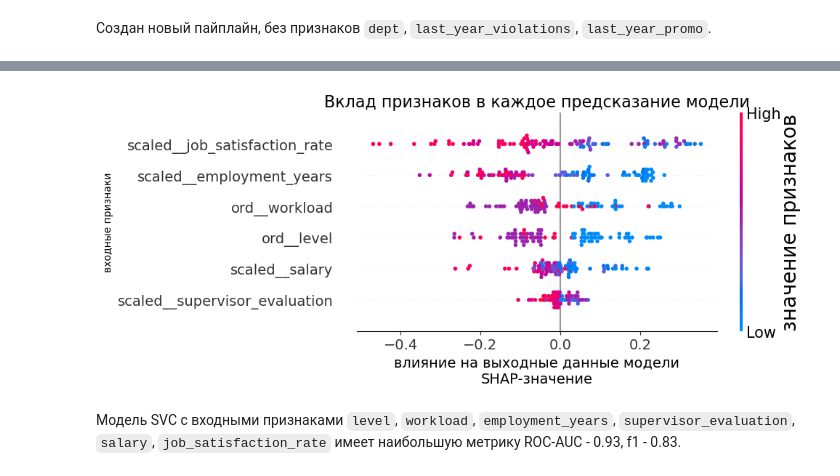
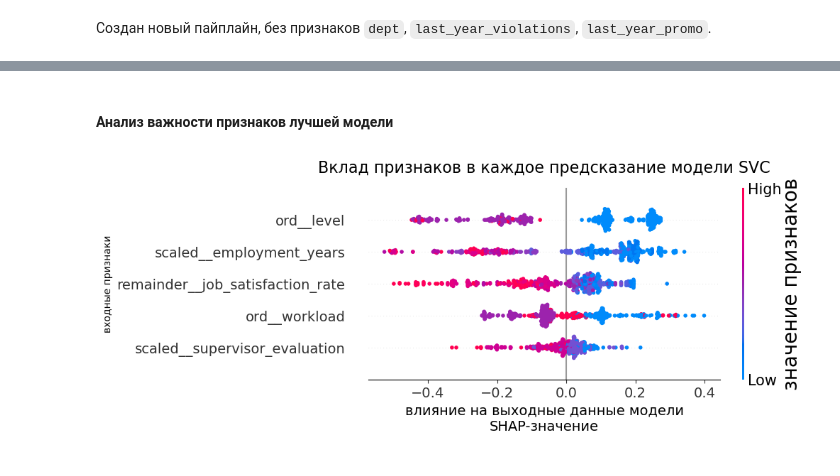
Before and after one commit to serguntsov/ML_HR_ANALYST, a Jupyter notebook: satisfaction_rate_job.ipynb, the cells around one changed output, grey strips where cells are left out. Cells and saved outputs as stored; diff of their text form; code cells hidden in the pictures.

Commit message:
проанализированы признаки модели, написаны выводы работы

```diff
--- a/satisfaction_rate_job.ipynb
+++ b/satisfaction_rate_job.ipynb
@@ -1171,15 +1183,17 @@ f1: 0.82
 # %% [markdown]
 #### Отбор признаков
 # %%
-def get_shape_beeswarm(oscv):
+def get_shape_beeswarm(oscv, X, size=100):
     model = oscv.best_estimator_.named_steps['models']
     preprocessor = oscv.best_estimator_.named_steps['preprocessor']
+    name_model = oscv.best_estimator_.named_steps['models'].__class__.__name__
 
-    X_train_scaled = pd.DataFrame(data=preprocessor.transform(X_train_clf), columns=preprocessor.get_feature_names_out())
+    X_train_scaled = pd.DataFrame(data=preprocessor.transform(X), columns=preprocessor.get_feature_names_out())
 
 
     n_samples = X_train_scaled.shape[0]
-    random_indices = np.random.choice(n_samples, size=100, replace=False)
+    np.random.seed(42)
+    random_indices = np.random.choice(n_samples, size=size, replace=False)
 
     explainer = shap.Explainer(model.predict, X_train_scaled.iloc[random_indices, :])
     shap_values = explainer(X_train_scaled.iloc[random_indices, :])
@@ -1189,7 +1203,7 @@ def get_shape_beeswarm(oscv):
     fig, ax = plt.gcf(), plt.gca()
 
     ax.tick_params(labelsize=14)
-    ax.set_title('Вклад признаков в каждое предсказание модели', fontsize=16)
+    ax.set_title(f'Вклад признаков в каждое предсказание модели {name_model}', fontsize=16, y=1.05)
     ax.set_xlabel("влияние на выходные данные модели\nSHAP-значение", fontsize=14)
     ax.set_ylabel('входные признаки')
 
@@ -1209,7 +1290,9 @@ get_shape_beeswarm(oscv_knn)
 # %%
-X_train_clf_resample_new = X_train_clf_resample.drop(['last_year_violations', 'last_year_promo', 'dept'], axis=1)
-X_test_clf_new = X_test_clf.drop(['last_year_violations', 'last_year_promo', 'dept'], axis=1)
+X_train_clf_resample_new = X_train_clf_resample.drop(['last_year_violations', 'last_year_promo', 'dept', 'salary'], axis=1)
+X_test_clf_new = X_test_clf.drop(['last_year_violations', 'last_year_promo', 'dept', 'salary'], axis=1)
+
 ord_cols_new = ['level', 'workload']
+scaled_cols_new = ['employment_years', 'supervisor_evaluation']
 # %%
 pipe_ord_new = Pipeline([
     ('simpleImputer_before_ord',
@@ -1227,7 +1310,7 @@ pipe_ord_new = Pipeline([
 data_preprocessor_clf_new = ColumnTransformer(
     [
         ('ord', pipe_ord_new, ord_cols_new),
-        ('scaled', MinMaxScaler(), scaled_cols)
+        ('scaled', MinMaxScaler(), scaled_cols_new)
     ],
     remainder='passthrough'
 )
@@ -1266,6 +1389,6 @@ f1: 0.83
+# %% [markdown]
+#### Анализ важности признаков лучшей модели
 # %%
-get_shape_beeswarm(oscv_svc_new)
+get_shape_beeswarm(oscv_svc_new, X_train_clf_resample_new, 500)
 # %% [output]
-[figure, old version]
+[figure, new version]
-# %% [markdown]
-Модель SVC с входными признаками `level`, `workload`, `employment_years`, `supervisor_evaluation`, `salary`, `job_satisfaction_rate` имеет наибольшую метрику ROC-AUC - 0.93, f1 - 0.83.
```
Also changed, not shown: parts of 29 cells of this notebook.
